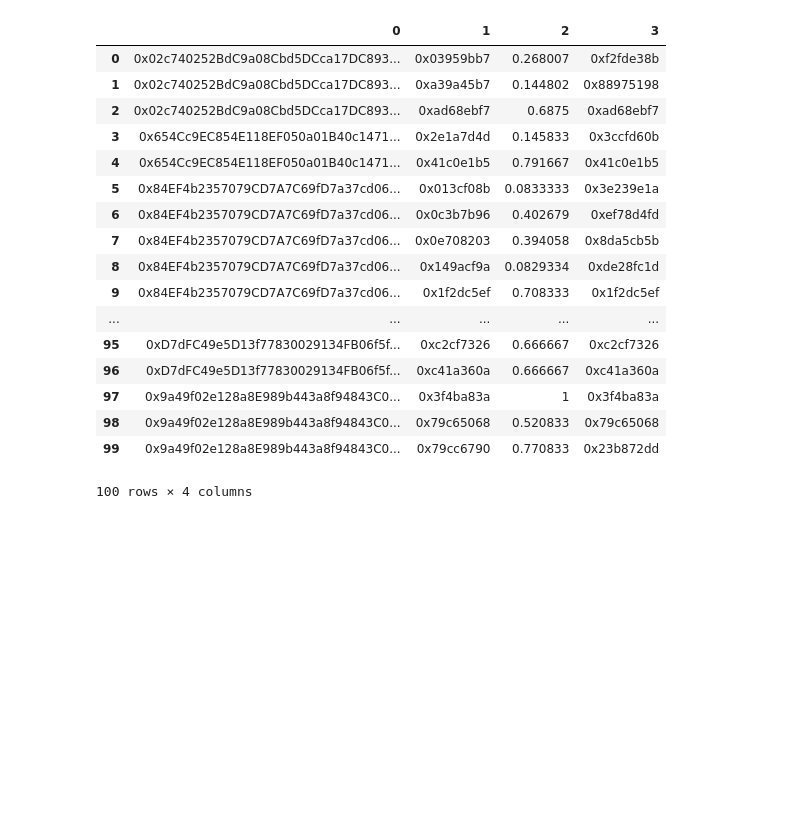
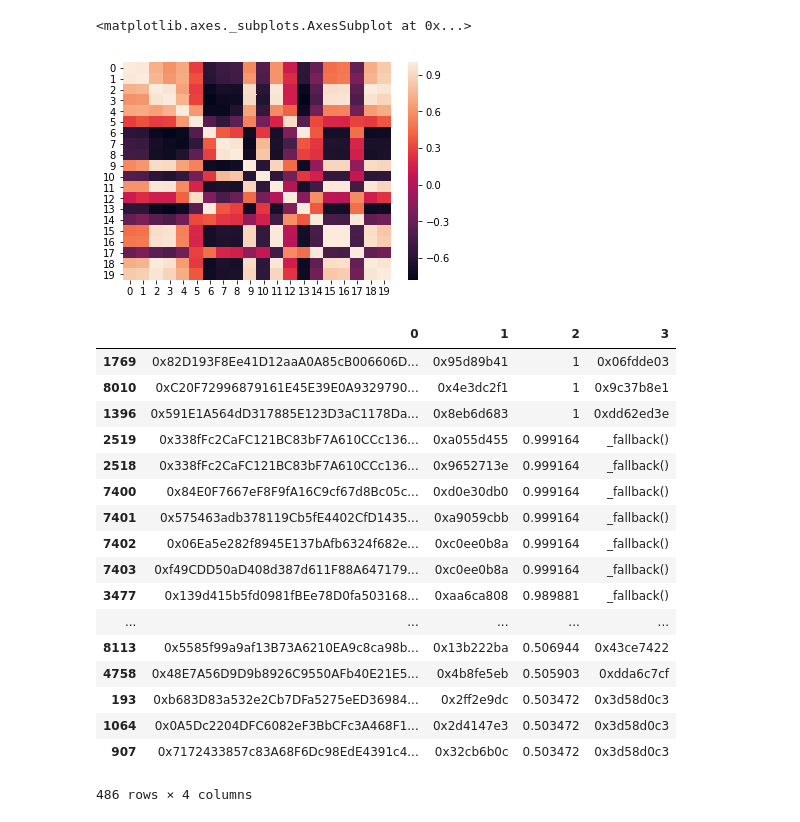
Before and after one commit to willprice221/contract-explorer, a Jupyter notebook: ml/review_contracts.ipynb, the cells around one changed output. Drawn from its saved outputs; the diff is of its cells as text; code cells hidden in the pictures; blank space fills up the shorter version.

```diff
--- a/ml/review_contracts.ipynb
+++ b/ml/review_contracts.ipynb
@@ -46,3 +46,13 @@ def predict_model(trees, N=3):
 
 
 result = predict_model(trees, N=1)
+# %%
+def result_vector(trees, N=3):
+    '''
+    Input: list of JSON trees, N
+    Output: Top N probabilities, Top N classes (lists)'''
+
+    #run data preprocessing pipeline
+    pp = Preprocess().fit_transform(trees)
+    result_test = pipe.transform(pp)
+    return result_test
@@ -48,0 +61,6 @@ result = predict_model(trees, N=1)
+# %%
+vects = result_vector(trees, N=1)
+# %%
+vects = vects[:20]
+# %%
+sims = cosine_similarity(vects)
@@ -48,0 +71,5 @@ result = predict_model(trees, N=1)
+# %%
+sns.heatmap(sims)
+# %% [output]
+<matplotlib.axes._subplots.AxesSubplot at 0x...>
+[figure, added]
@@ -51,21 +80,21 @@ result.to_csv('output.csv')
-# %%
-result
-# %% [output]
-|  | 0 | 1 | 2 | 3 |
-| 0 | 0x02c740252BdC9a08Cbd5DCca17DC893... | 0x03959bb7 | 0.268007 | 0xf2fde38b |
-| 1 | 0x02c740252BdC9a08Cbd5DCca17DC893... | 0xa39a45b7 | 0.144802 | 0x88975198 |
-| 2 | 0x02c740252BdC9a08Cbd5DCca17DC893... | 0xad68ebf7 | 0.6875 | 0xad68ebf7 |
-| 3 | 0x654Cc9EC854E118EF050a01B40c1471... | 0x2e1a7d4d | 0.145833 | 0x3ccfd60b |
-| 4 | 0x654Cc9EC854E118EF050a01B40c1471... | 0x41c0e1b5 | 0.791667 | 0x41c0e1b5 |
-| 5 | 0x84EF4b2357079CD7A7C69fD7a37cd06... | 0x013cf08b | 0.0833333 | 0x3e239e1a |
-| 6 | 0x84EF4b2357079CD7A7C69fD7a37cd06... | 0x0c3b7b96 | 0.402679 | 0xef78d4fd |
-| 7 | 0x84EF4b2357079CD7A7C69fD7a37cd06... | 0x0e708203 | 0.394058 | 0x8da5cb5b |
-| 8 | 0x84EF4b2357079CD7A7C69fD7a37cd06... | 0x149acf9a | 0.0829334 | 0xde28fc1d |
-| 9 | 0x84EF4b2357079CD7A7C69fD7a37cd06... | 0x1f2dc5ef | 0.708333 | 0x1f2dc5ef |
-| ... | ... | ... | ... | ... |
-| 95 | 0xD7dFC49e5D13f77830029134FB06f5f... | 0xc2cf7326 | 0.666667 | 0xc2cf7326 |
-| 96 | 0xD7dFC49e5D13f77830029134FB06f5f... | 0xc41a360a | 0.666667 | 0xc41a360a |
-| 97 | 0x9a49f02e128a8E989b443a8f94843C0... | 0x3f4ba83a | 1 | 0x3f4ba83a |
-| 98 | 0x9a49f02e128a8E989b443a8f94843C0... | 0x79c65068 | 0.520833 | 0x79c65068 |
-| 99 | 0x9a49f02e128a8E989b443a8f94843C0... | 0x79cc6790 | 0.770833 | 0x23b872dd |
-100 rows × 4 columns
+# %%
+subset.sort_values(by=2, ascending=False)
+# %% [output]
+|  | 0 | 1 | 2 | 3 |
+| 1769 | 0x82D193F8Ee41D12aaA0A85cB006606D... | 0x95d89b41 | 1 | 0x06fdde03 |
+| 8010 | 0xC20F72996879161E45E39E0A9329790... | 0x4e3dc2f1 | 1 | 0x9c37b8e1 |
+| 1396 | 0x591E1A564dD317885E123D3aC1178Da... | 0x8eb6d683 | 1 | 0xdd62ed3e |
+| 2519 | 0x338fFc2CaFC121BC83bF7A610CCc136... | 0xa055d455 | 0.999164 | _fallback() |
+| 2518 | 0x338fFc2CaFC121BC83bF7A610CCc136... | 0x9652713e | 0.999164 | _fallback() |
+| 7400 | 0x84E0F7667eF8F9fA16C9cf67d8Bc05c... | 0xd0e30db0 | 0.999164 | _fallback() |
+| 7401 | 0x575463adb378119Cb5fE4402CfD1435... | 0xa9059cbb | 0.999164 | _fallback() |
+| 7402 | 0x06Ea5e282f8945E137bAfb6324f682e... | 0xc0ee0b8a | 0.999164 | _fallback() |
+| 7403 | 0xf49CDD50aD408d387d611F88A647179... | 0xc0ee0b8a | 0.999164 | _fallback() |
+| 3477 | 0x139d415b5fd0981fBEe78D0fa503168... | 0xaa6ca808 | 0.989881 | _fallback() |
+| ... | ... | ... | ... | ... |
+| 8113 | 0x5585f99a9af13B73A6210EA9c8ca98b... | 0x13b222ba | 0.506944 | 0x43ce7422 |
+| 4758 | 0x48E7A56D9D9b8926C9550AFb40E21E5... | 0x4b8fe5eb | 0.505903 | 0xdda6c7cf |
+| 193 | 0xb683D83a532e2Cb7DFa5275eED36984... | 0x2ff2e9dc | 0.503472 | 0x3d58d0c3 |
+| 1064 | 0x0A5Dc2204DFC6082eF3BbCFc3A468F1... | 0x2d4147e3 | 0.503472 | 0x3d58d0c3 |
+| 907 | 0x7172433857c83A68F6Dc98EdE4391c4... | 0x32cb6b0c | 0.503472 | 0x3d58d0c3 |
+486 rows × 4 columns
```
Also changed, not shown: parts of 4 cells of this notebook, 1 other file.
